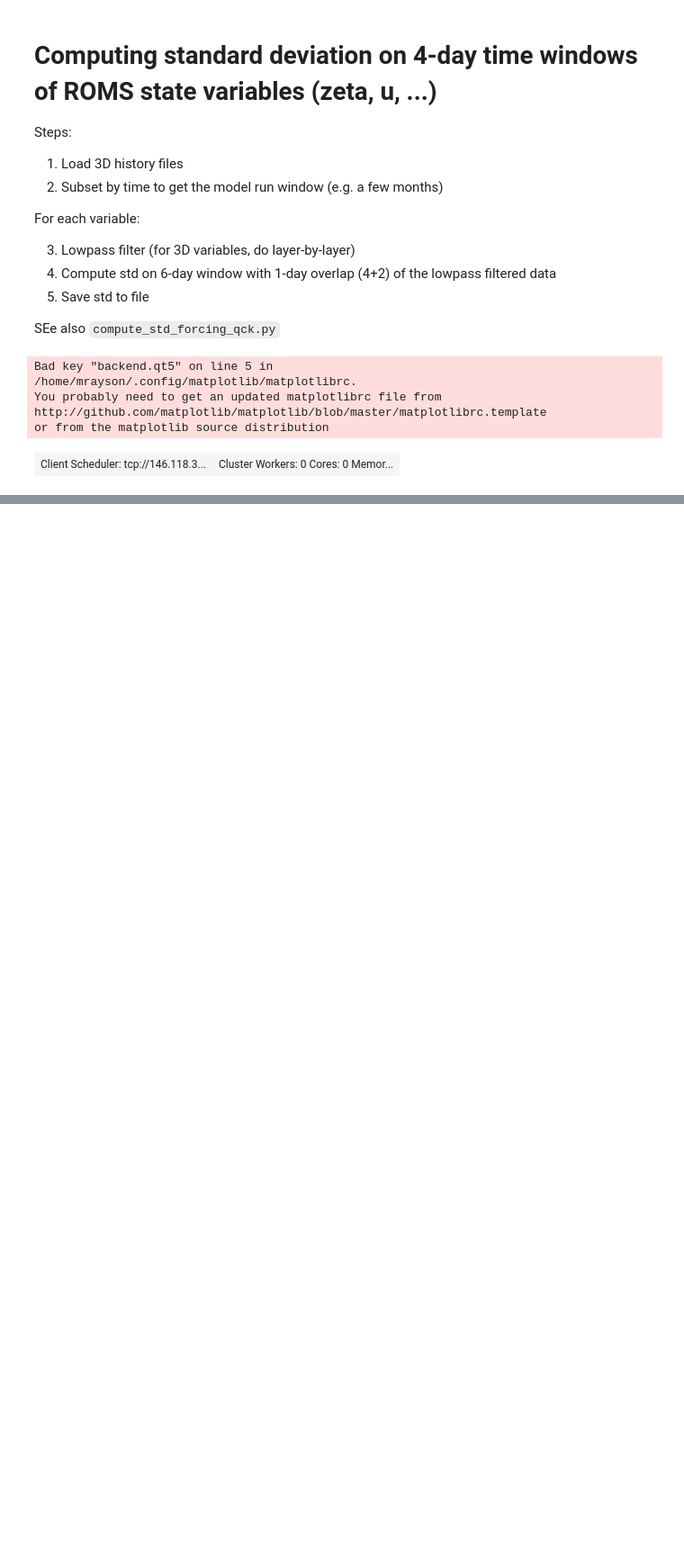
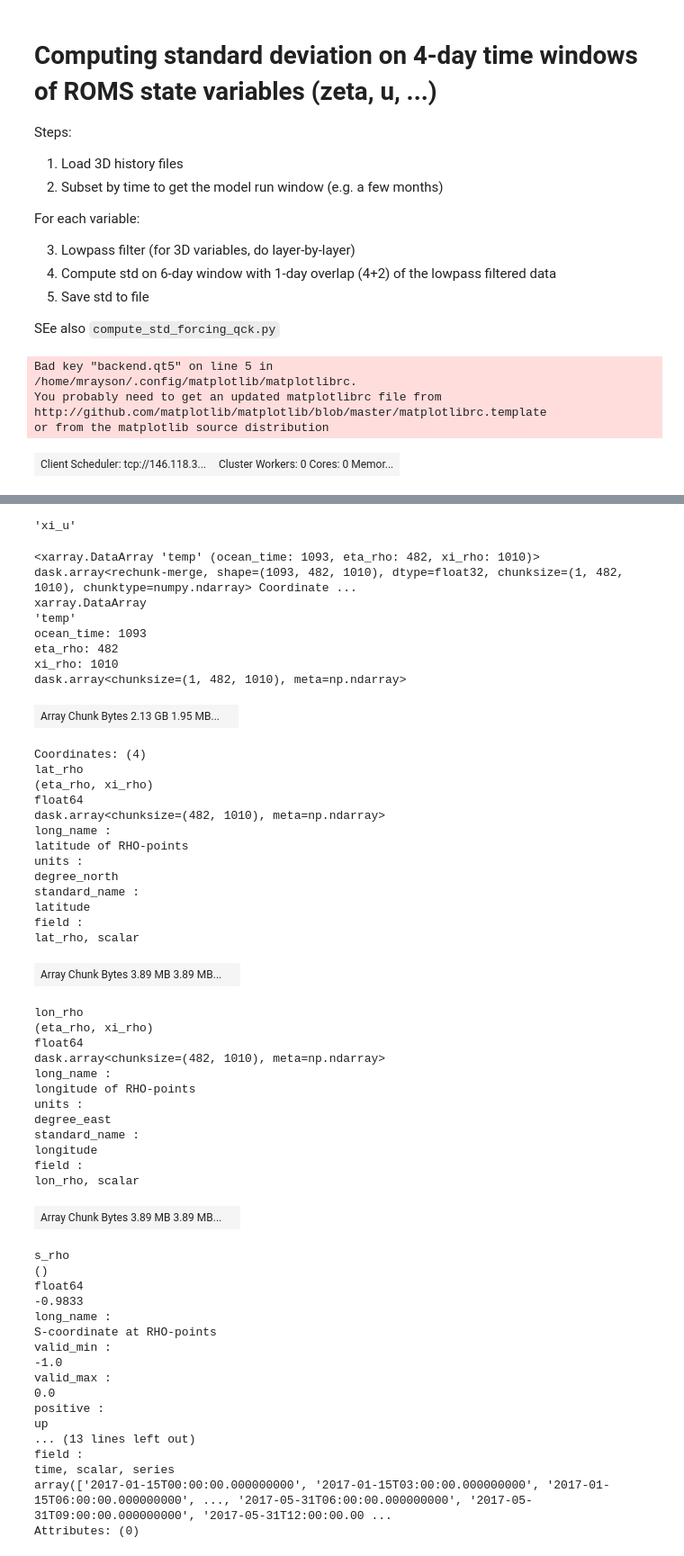
Before and after one commit to mrayson/roms_4dvar_browsebasin, a Jupyter notebook: NOTEBOOKS/compute_std_3D.ipynb, the cells around one changed output, grey strips where cells are left out. Shown at 90% size. Cells and saved outputs as stored; diff of their text form; code cells hidden in the pictures; blank space fills up the shorter version.

```diff
--- a/NOTEBOOKS/compute_std_3D.ipynb
+++ b/NOTEBOOKS/compute_std_3D.ipynb
@@ -60,3 +95,9 @@ myroms
+# %%
+# GEt the dimensions
+timevar,zvar, yvar, xvar = myroms['u'].dims
+xvar
+# %% [output]
+'xi_u'
 # %%
 def filt(ytmp, cutoff_dt, dt, btype='low', order=3, axis=0 ):
     """
@@ -98,13 +164,20 @@ def filter_roms_2d(roms, varname, cutoff_dt, dt):
 #########
 # Variables
 cutoff_dt = 34*3600.0
-varname = 'zeta'
+varname = 'temp'
+klayer = 0
+
+times = np.array(pd.date_range('2017-02-01','2017-06-01', freq='4D'))
 #########
 
 
 dt = myroms.ocean_time[1] - myroms.ocean_time[0]
 dtsec = dt.values.astype(float)*1e-9
 
-zeta_f = filter_roms_2d(myroms, 'zeta', cutoff_dt, dtsec)
-zeta_fp = zeta_f.persist()
-#zeta_fp = zeta_f.compute()
+# #zeta_f = filter_roms_2d(myroms, 'zeta', cutoff_dt, dtsec)
+# zeta_f = filter_roms_3d(myroms, varname, klayer, cutoff_dt, dtsec)
+
+# #zeta_fp = zeta_f.persist()
+# #zeta_fp = zeta_f.compute()
+# #zeta_fp
+# zeta_f
@@ -117,0 +184,58 @@ zeta_fp[:, 200,500].plot()
+# %%
+# Rechunk the data
+zeta_fpc = zeta_f.chunk({'ocean_time':1,'eta_rho':-1,'xi_rho':-1})
+zeta_fpc = zeta_fpc.persist()
+zeta_fpc
+# %% [output]
+<xarray.DataArray 'temp' (ocean_time: 1093, eta_rho: 482, xi_rho: 1010)> dask.array<rechunk-merge, shape=(1093, 482, 1010), dtype=float32, chunksize=(1, 482, 1010), chunktype=numpy.ndarray> Coordinate ...
+xarray.DataArray
+'temp'
+ocean_time: 1093
+eta_rho: 482
+xi_rho: 1010
+dask.array<chunksize=(1, 482, 1010), meta=np.ndarray>
+| Array Chunk Bytes 2.13 GB 1.95 MB... |  |
+Coordinates: (4)
+lat_rho
+(eta_rho, xi_rho)
+float64
+dask.array<chunksize=(482, 1010), meta=np.ndarray>
+long_name :
+latitude of RHO-points
+units :
+degree_north
+standard_name :
+latitude
+field :
+lat_rho, scalar
+| Array Chunk Bytes 3.89 MB 3.89 MB... |  |
+lon_rho
+(eta_rho, xi_rho)
+float64
+dask.array<chunksize=(482, 1010), meta=np.ndarray>
+long_name :
+longitude of RHO-points
+units :
+degree_east
+standard_name :
+longitude
+field :
+lon_rho, scalar
+| Array Chunk Bytes 3.89 MB 3.89 MB... |  |
+s_rho
+()
+float64
+-0.9833
+long_name :
+S-coordinate at RHO-points
+valid_min :
+-1.0
+valid_max :
+0.0
+positive :
+up
+... (13 lines left out)
+field :
+time, scalar, series
+array(['2017-01-15T00:00:00.000000000', '2017-01-15T03:00:00.000000000', '2017-01-15T06:00:00.000000000', ..., '2017-05-31T06:00:00.000000000', '2017-05-31T09:00:00.000000000', '2017-05-31T12:00:00.00 ...
+Attributes: (0)
```
Also changed, not shown: parts of 26 cells of this notebook.
